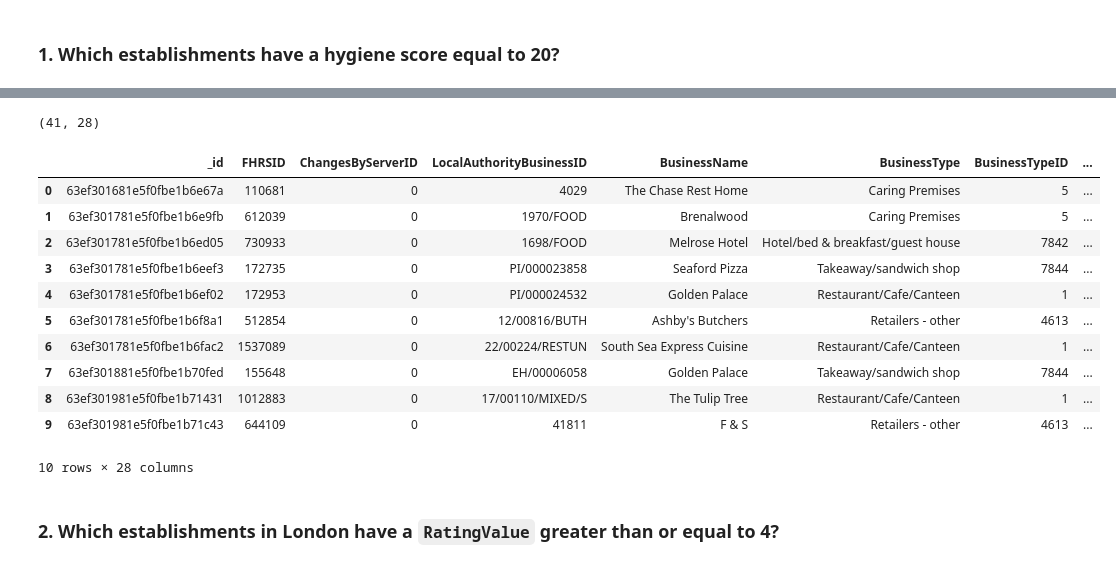
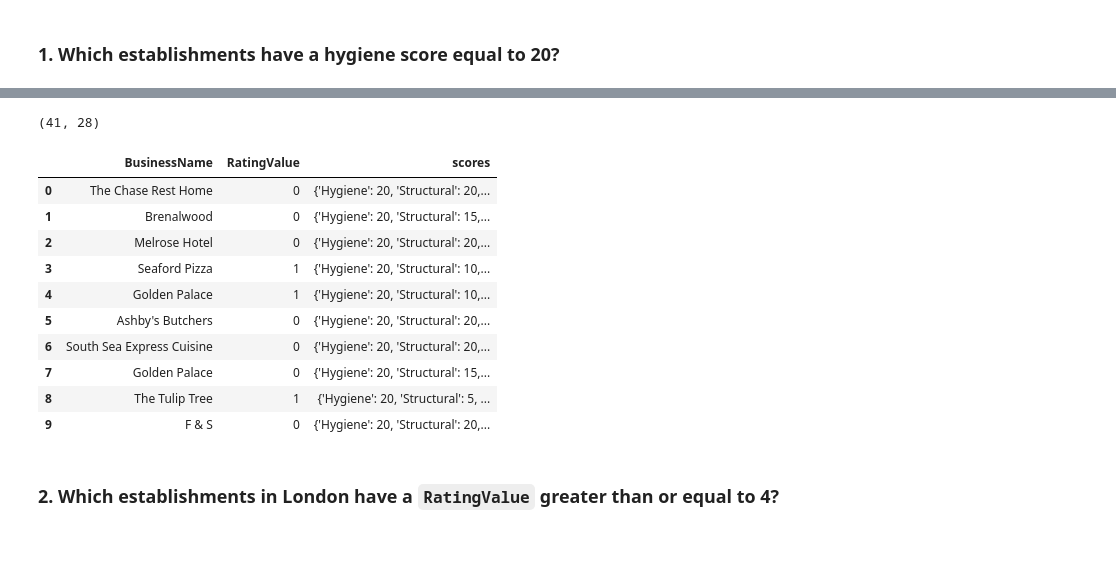
Before and after one commit to truongjo4/nosql-challenge, a Jupyter notebook: Scripts/NoSQL_analysis.ipynb, the cells around one changed output, grey strips where cells are left out. Cells and saved outputs as stored; diff of their text form; code cells hidden in the pictures.

```diff
--- a/Scripts/NoSQL_analysis_starter.ipynb
+++ b/Scripts/NoSQL_analysis.ipynb
@@ -60,24 +60,25 @@ There are 41 restaurants with a hygiene score of 20.
 # %%
 # Convert the result to a Pandas DataFrame
 hygiene_20_df = pd.DataFrame(results)
+
 # Display the number of rows in the DataFrame
 print(hygiene_20_df.shape) # rows -> Columns (41 rows)
-# Display the first 10 rows of the DataFrame
-hygiene_20_df.head(10)
+
+# Display the first 10 rows of the DataFrame -> Higher hygiene scores is bad so it fits!
+hygiene_20_df[["BusinessName", "RatingValue", "scores"]].head(10)
 # %% [output]
 (41, 28)
-|  | _id | FHRSID | ChangesByServerID | LocalAuthorityBusinessID | BusinessName | BusinessType | BusinessTypeID | ... |
-| 0 | 63ef301681e5f0fbe1b6e67a | 110681 | 0 | 4029 | The Chase Rest Home | Caring Premises | 5 | ... |
-| 1 | 63ef301781e5f0fbe1b6e9fb | 612039 | 0 | 1970/FOOD | Brenalwood | Caring Premises | 5 | ... |
-| 2 | 63ef301781e5f0fbe1b6ed05 | 730933 | 0 | 1698/FOOD | Melrose Hotel | Hotel/bed & breakfast/guest house | 7842 | ... |
-| 3 | 63ef301781e5f0fbe1b6eef3 | 172735 | 0 | PI/000023858 | Seaford Pizza | Takeaway/sandwich shop | 7844 | ... |
-| 4 | 63ef301781e5f0fbe1b6ef02 | 172953 | 0 | PI/000024532 | Golden Palace | Restaurant/Cafe/Canteen | 1 | ... |
-| 5 | 63ef301781e5f0fbe1b6f8a1 | 512854 | 0 | 12/00816/BUTH | Ashby's Butchers | Retailers - other | 4613 | ... |
-| 6 | 63ef301781e5f0fbe1b6fac2 | 1537089 | 0 | 22/00224/RESTUN | South Sea Express Cuisine | Restaurant/Cafe/Canteen | 1 | ... |
-| 7 | 63ef301881e5f0fbe1b70fed | 155648 | 0 | EH/00006058 | Golden Palace | Takeaway/sandwich shop | 7844 | ... |
-| 8 | 63ef301981e5f0fbe1b71431 | 1012883 | 0 | 17/00110/MIXED/S | The Tulip Tree | Restaurant/Cafe/Canteen | 1 | ... |
-| 9 | 63ef301981e5f0fbe1b71c43 | 644109 | 0 | 41811 | F & S | Retailers - other | 4613 | ... |
+|  | BusinessName | RatingValue | scores |
+| 0 | The Chase Rest Home | 0 | {'Hygiene': 20, 'Structural': 20,... |
+| 1 | Brenalwood | 0 | {'Hygiene': 20, 'Structural': 15,... |
+| 2 | Melrose Hotel | 0 | {'Hygiene': 20, 'Structural': 20,... |
+| 3 | Seaford Pizza | 1 | {'Hygiene': 20, 'Structural': 10,... |
+| 4 | Golden Palace | 1 | {'Hygiene': 20, 'Structural': 10,... |
+| 5 | Ashby's Butchers | 0 | {'Hygiene': 20, 'Structural': 20,... |
+| 6 | South Sea Express Cuisine | 0 | {'Hygiene': 20, 'Structural': 20,... |
+| 7 | Golden Palace | 0 | {'Hygiene': 20, 'Structural': 15,... |
+| 8 | The Tulip Tree | 1 | {'Hygiene': 20, 'Structural': 5, ... |
+| 9 | F & S | 0 | {'Hygiene': 20, 'Structural': 20,... |
-10 rows × 28 columns
 # %% [markdown]
 ### 2. Which establishments in London have a `RatingValue` greater than or equal to 4?
 # %%
```
Also changed, not shown: parts of 1 cell of this notebook.
